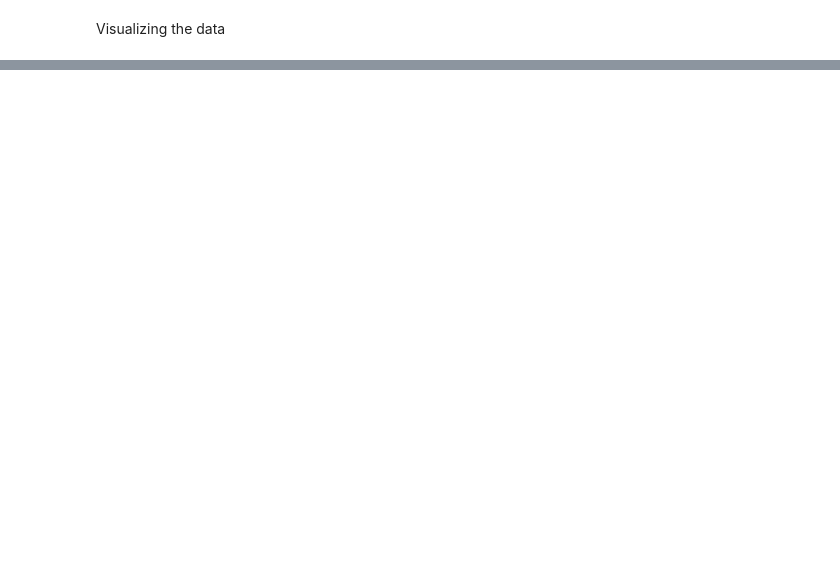
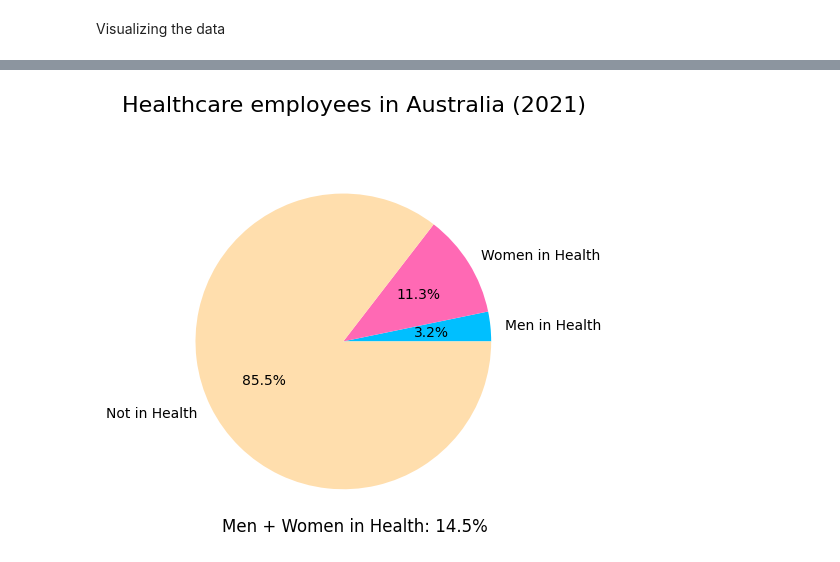
Before and after one commit to rakkateichou/CITS2402-prj1, a Jupyter notebook: CITS2402-Assignment-template.ipynb, the cells around one changed output, grey strips where cells are left out. Saved outputs shown, nothing was run; the diff lists cells and outputs as text; code cells hidden in the pictures; blank space fills up the shorter version.

```diff
--- a/CITS2402-Assignment-template.ipynb
+++ b/CITS2402-Assignment-template.ipynb
@@ -66,3 +68,30 @@ aus2016 = {'male_total': male_total, 'female_total': female_total, 'person_total
+# %%
+# 2021 Census Australia
+# aus2021 = pd.read_excel(f'{ds_path}/AUS/2021/2021_GCP_Sequential_Template_R2.xlsx', sheet_name="G54", header=None, skiprows=12, nrows=22)
+# aus2021 = aus2021.drop(20)
+# aus2021.drop(0, axis=1).sum()
+# 2021 Census Australia
+aus2021_a = pd.read_csv(f'{ds_path}/AUS/2021/2021Census_G54A_AUS_AUS.csv')
+aus2021_b = pd.read_csv(f'{ds_path}/AUS/2021/2021Census_G54B_AUS_AUS.csv')
+aus2021_c = pd.read_csv(f'{ds_path}/AUS/2021/2021Census_G54C_AUS_AUS.csv')
+aus2021_d = pd.read_csv(f'{ds_path}/AUS/2021/2021Census_G54D_AUS_AUS.csv')
+
+aus2021 = aus2021_a.merge(aus2021_b).merge(aus2021_c).merge(aus2021_d)
+male_total = aus2021["M_Tot_Tot"][0]
+male_health = aus2021["M_HlthCare_SocAs_Tot"][0]
+male_not_health = male_total - male_health
+
+female_total = aus2021["F_Tot_Tot"][0]
+female_health = aus2021["F_HlthCare_SocAs_Tot"][0]
+female_not_health = female_total - female_health
+
+person_total = aus2021["P_Tot_Tot"][0]
+person_health = aus2021["P_HlthCare_SocAs_Tot"][0]
+person_not_health = person_total - person_health
+
+# saving the data
+aus2021 = {'male_total': male_total, 'female_total': female_total, 'person_total': person_total,
+           'male_health': male_health, 'female_health': female_health, 'person_health': person_health}
 # %% [markdown]
 Visualizing the data
 # %%
@@ -89,0 +112,15 @@ TypeError: can only concatenate str (not "float") to str
+# %%
+plt.pie(
+    [aus2021['male_health'], aus2021['female_health'], aus2021['person_total'] - aus2021['person_health']],
+    labels=["Men in Health", "Women in Health", "Not in Health"],
+    colors=["deepskyblue", "hotpink", "navajowhite"], autopct='%1.1f%%',
+)
+plt.title("Healthcare employees in Australia (2021)", x = 0.53, y = 1.1, fontsize = 16)
+plt.figtext(
+    0.53, 0.1,
+    f"Men + Women in Health: {(aus2021['person_health'] / aus2021['person_total'] * 100):.1f}%",
+    ha='center', fontsize=12
+)
+plt.show()
+# %% [output]
+[figure, added]
```
Also changed, not shown: parts of 3 cells of this notebook, 4 other files.
